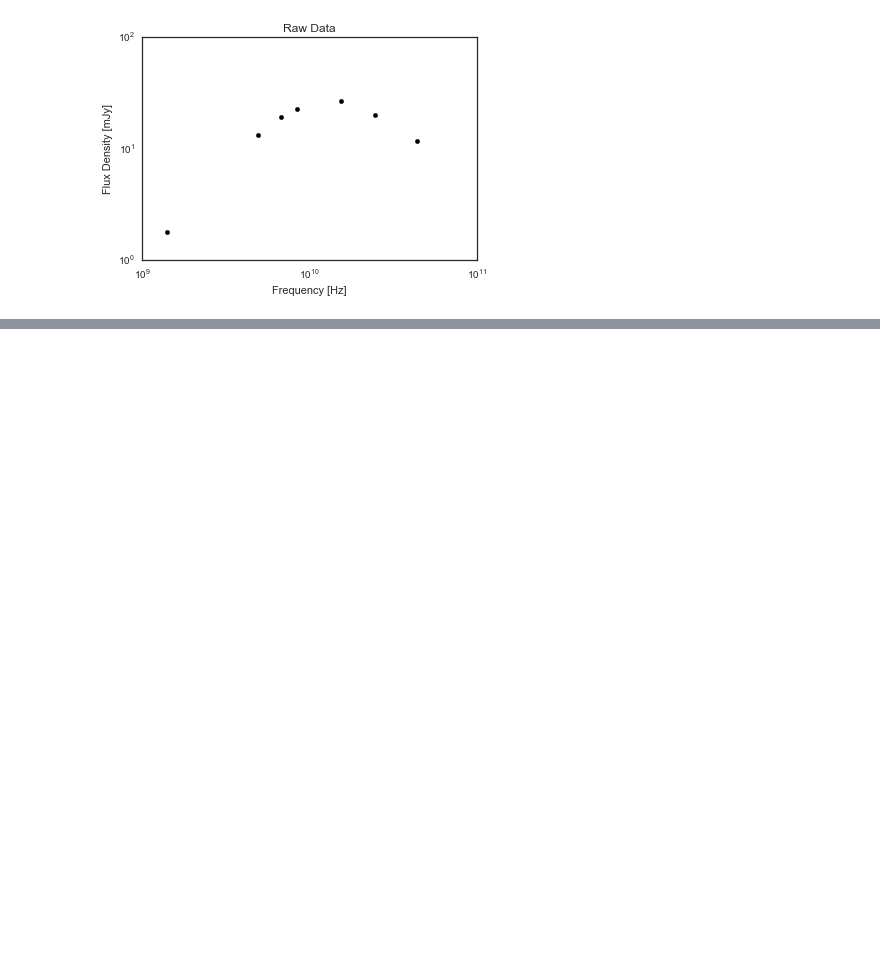
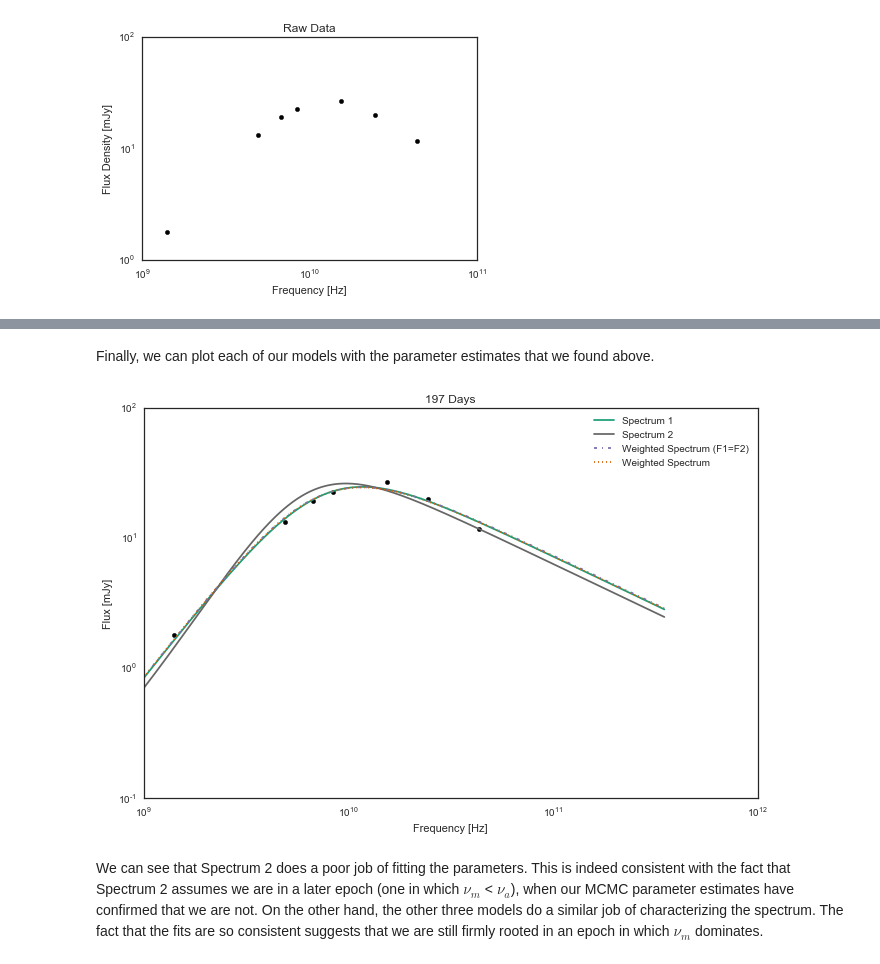
Before and after one commit to tarraneh/SyncMCMC, a Jupyter notebook: tutorial.ipynb, the cells around one changed output, grey strips where cells are left out. Cells and saved outputs as stored; diff of their text form; code cells hidden in the pictures; blank space fills up the shorter version.

```diff
--- a/tutorial.ipynb
+++ b/tutorial.ipynb
@@ -79,0 +327,21 @@ These arguments are optional. Default values are given by 1-55 for the flux and
+# %% [markdown]
+Finally, we can plot each of our models with the parameter estimates that we found above.
+# %%
+v_range = np.linspace(1E9,350E9,1E4)
+plt.figure(figsize=(11,7))
+plt.scatter(freqs,flux,color='k')
+plt.plot(v_range,spectrum(v_range,F_mcmc,va_mcmc,vm_mcmc),color='#1b9e77',label='Spectrum 1')
+plt.plot(v_range,spectrum_2(v_range,F_spec2_mcmc,va_spec2_mcmc,vm_spec2_mcmc),color='#666666',label='Spectrum 2')
+plt.plot(v_range,weighted_spectrum(v_range,F_spec3_mcmc,va_spec3_mcmc,vm_spec3_mcmc),ls='-.',color='#7570b3',label='Weighted Spectrum (F1=F2)')
+plt.plot(v_range,comb_spectrum(v_range,F_spec4_mcmc,F2_spec4_mcmc,va_spec4_mcmc,vm_spec4_mcmc),ls=':',color='#d95f02',label='Weighted Spectrum')
+plt.legend()
+plt.xscale('log')
+plt.yscale('log')
+plt.title('197 Days')
+plt.xlabel('Frequency [Hz]')
+plt.ylabel('Flux [mJy]')
+plt.show()
+# %% [output]
+[figure, added]
+# %% [markdown]
+We can see that Spectrum 2 does a poor job of fitting the parameters. This is indeed consistent with the fact that Spectrum 2 assumes we are in a later epoch (one in which $\nu_m$ < $\nu_a$), when our MCMC parameter estimates have confirmed that we are not. On the other hand, the other three models do a similar job of characterizing the spectrum. The fact that the fits are so consistent suggests that we are still firmly rooted in an epoch in which $\nu_m$ dominates.
```
Also changed, not shown: parts of 23 cells of this notebook, 1 other file.
